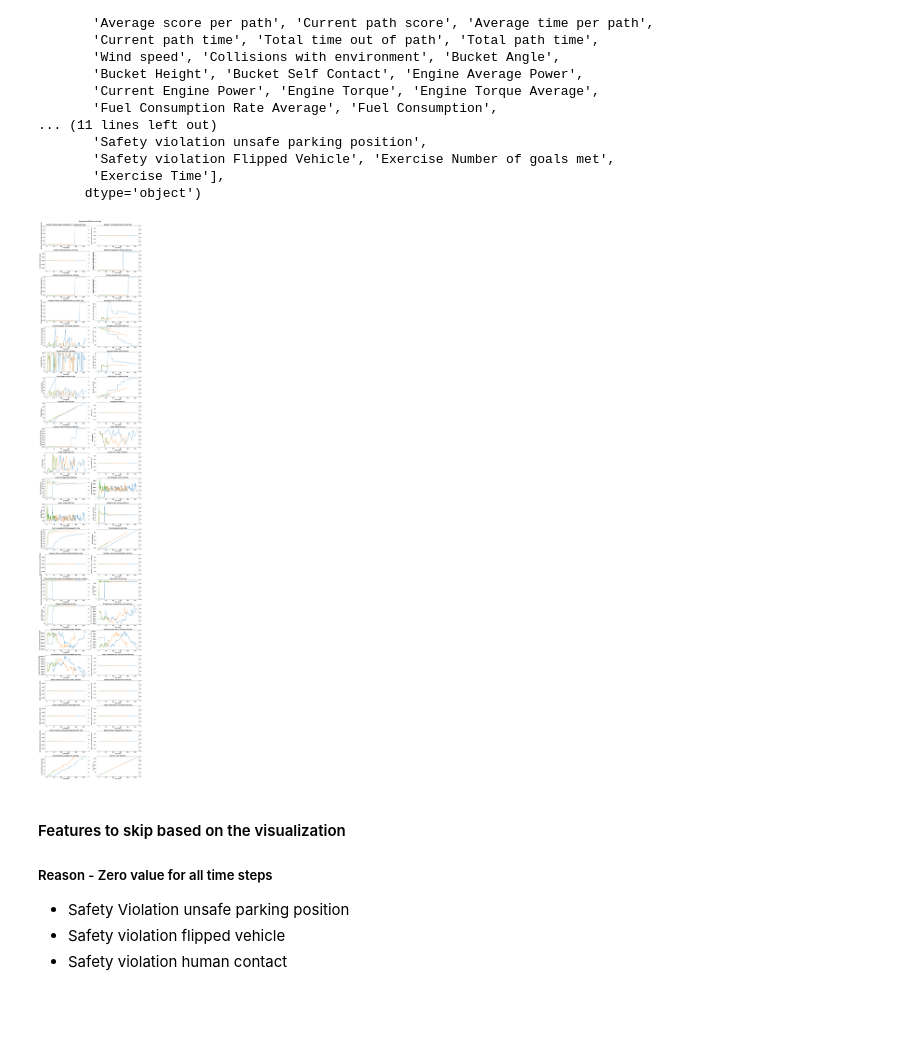
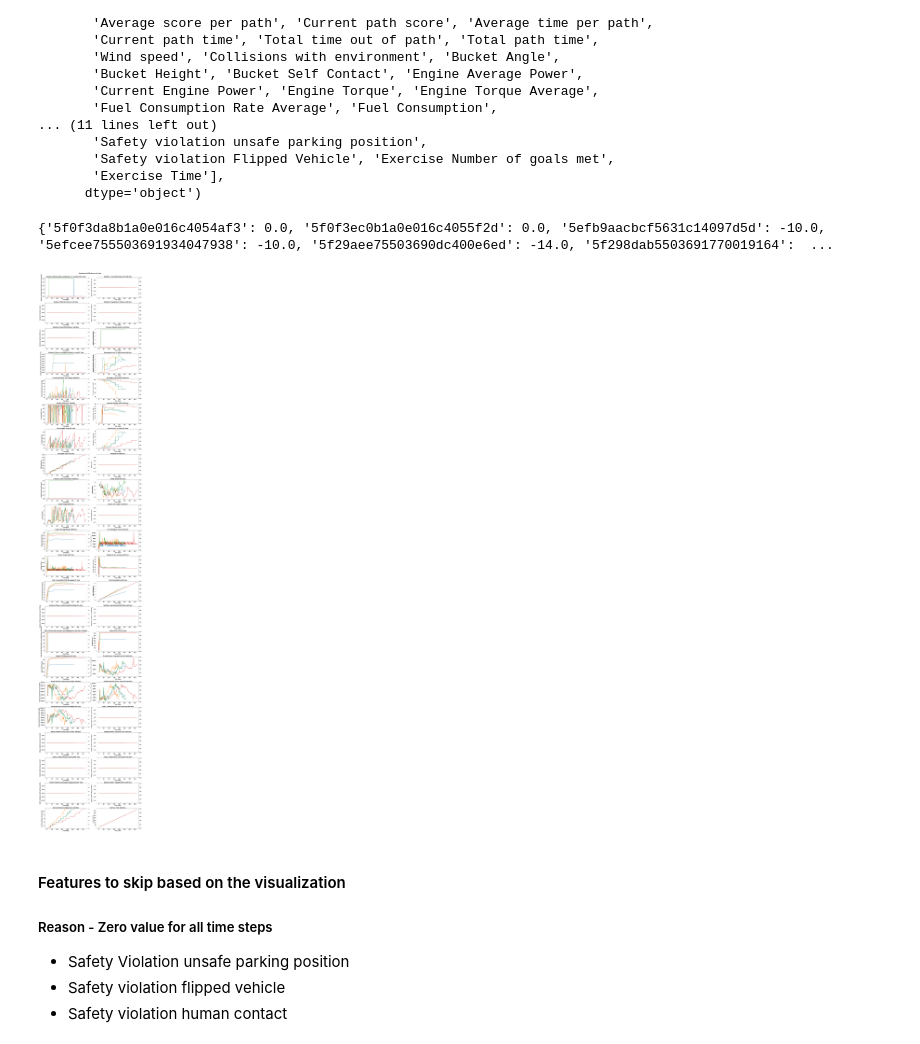
Before and after one commit to pranavAL/InvRL_Auto-Evaluate, a Jupyter notebook: EDA.ipynb, the cells around one changed output. Drawn from its saved outputs; the diff is of its cells as text; code cells hidden in the pictures; blank space fills up the shorter version.

```diff
--- a/EDA.ipynb
+++ b/EDA.ipynb
@@ -101,38 +111,46 @@ Index(['Number of tennis balls knocked over by operator',
        'Safety violation Flipped Vehicle', 'Exercise Number of goals met',
        'Exercise Time'],
       dtype='object')
+# %%
+sorted_sess = {}
+for sess in data['Session id'].unique():
+    sorted_sess[sess] = data.loc[data['Session id']==sess,"Current trainee score at that time"].sum()
+sorted_sess = dict(sorted(sorted_sess.items(), key = lambda x:x[1], reverse=True))
+print(sorted_sess)
+# %% [output]
+{'5f0f3da8b1a0e016c4054af3': 0.0, '5f0f3ec0b1a0e016c4055f2d': 0.0, '5efb9aacbcf5631c14097d5d': -10.0, '5efcee755503691934047938': -10.0, '5f29aee75503690dc400e6ed': -14.0, '5f298dab5503691770019164':  ...
 # %%
 def deviation_of_features_with_time(features, axis):
 
     ax1 = axis.twinx()
     axis.set_title(f"{features} with time", fontweight="bold")
     axis.set_xlabel(f"Time Steps")
     axis.set_ylabel(f"{features}")
     #ax1.set_ylabel("Current Score")
 
-    for sess in ['5f0f1a78b1a0e016c4004474','5f0f3da8b1a0e016c4054af3','5f0f3ec0b1a0e016c4055f2d']:
+    for sess in []:
         values = data.loc[data["Session id"]==sess, features]
         time_steps = data.loc[data["Session id"]==sess, "Time Step"]
         score = data.loc[data["Session id"]==sess, "Current trainee score at that time"]
 
         axis.plot(time_steps, values)
         #ax1.plot(time_steps, score)
 
 
 def show_deviation_all_features_with_time():
     fig, ax = plt.subplots(len(data.columns[3:])//2, 2)
     fig.set_figheight(80)
     fig.set_figwidth(15)
     fig.suptitle("Deviation of all features with time", y=1.0, fontweight="bold")
 
     for i, feat in enumerate(data.columns[3:]):
         deviation_of_features_with_time(feat, ax[i//2,i%2])
 
     plt.show()
 
 show_deviation_all_features_with_time()
 # %% [output]
-[figure, old version]
+[figure, new version]
 # %% [markdown]
 #### Features to skip based on the visualization
 ##### Reason - Zero value for all time steps
```
Also changed, not shown: parts of 5 cells of this notebook, 5 other files.
